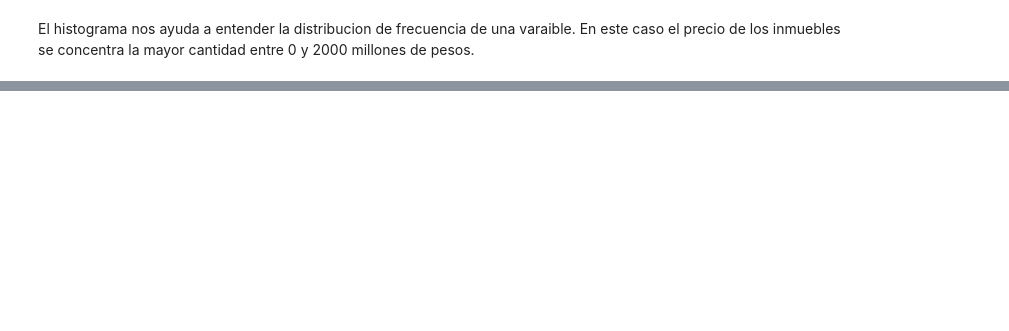
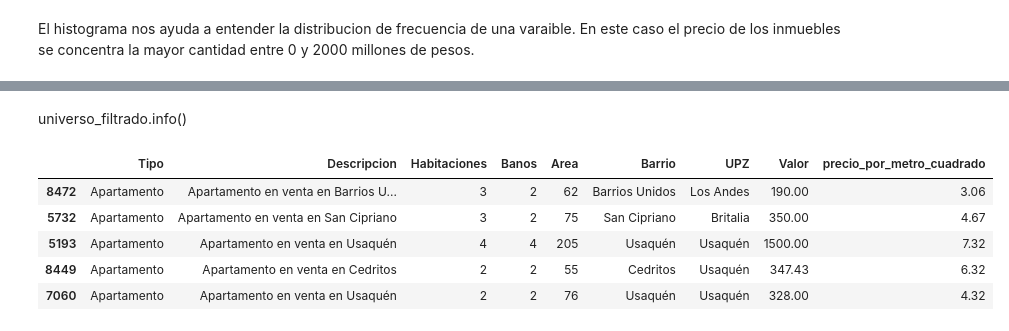
Before and after one commit to Ezequiel33F/Inmersion_en_Datos, a Jupyter notebook: INMERSION_DATOS_AULA_2ipynb.ipynb, the cells around one changed output, grey strips where cells are left out. Saved outputs shown, nothing was run; the diff lists cells and outputs as text; code cells hidden in the pictures; blank space fills up the shorter version.

```diff
--- a/INMERSION_DATOS_AULA_2ipynb.ipynb
+++ b/INMERSION_DATOS_AULA_2ipynb.ipynb
@@ -471,0 +473,12 @@ plt.show()
+# %% [markdown]
+universo_filtrado.info()
+# %%
+inmuebles['precio_por_metro_cuadrado']=inmuebles.Valor/inmuebles.Area
+inmuebles.sample(5)
+# %% [output]
+|  | Tipo | Descripcion | Habitaciones | Banos | Area | Barrio | UPZ | Valor | precio_por_metro_cuadrado |
+| 8472 | Apartamento | Apartamento en venta en Barrios U... | 3 | 2 | 62 | Barrios Unidos | Los Andes | 190.00 | 3.06 |
+| 5732 | Apartamento | Apartamento en venta en San Cipriano | 3 | 2 | 75 | San Cipriano | Britalia | 350.00 | 4.67 |
+| 5193 | Apartamento | Apartamento en venta en Usaquén | 4 | 4 | 205 | Usaquén | Usaquén | 1500.00 | 7.32 |
+| 8449 | Apartamento | Apartamento en venta en Cedritos | 2 | 2 | 55 | Cedritos | Usaquén | 347.43 | 6.32 |
+| 7060 | Apartamento | Apartamento en venta en Usaquén | 2 | 2 | 76 | Usaquén | Usaquén | 328.00 | 4.32 |
```
Also changed, not shown: parts of 17 cells of this notebook.
